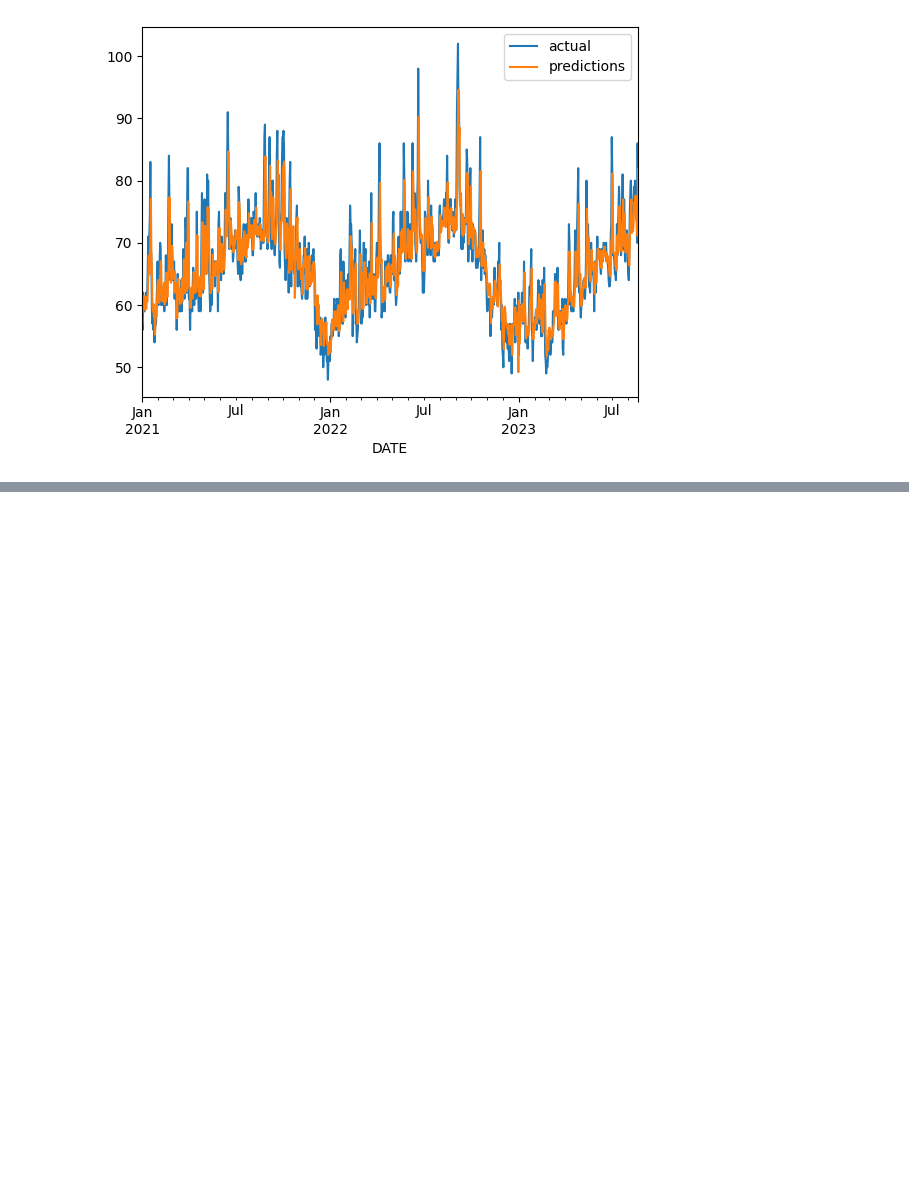
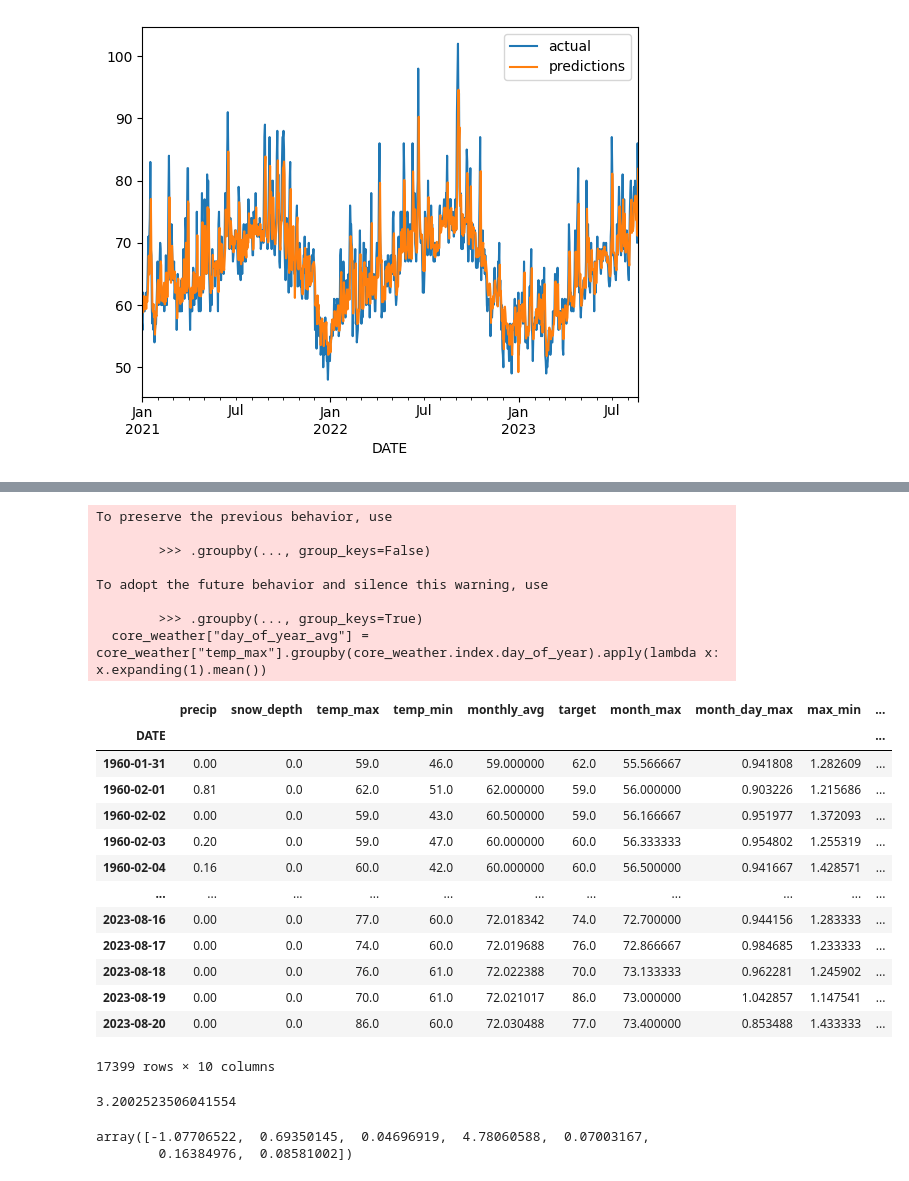
Before and after one commit to VipulDhir/Weather_Prediction, a Jupyter notebook: weather.ipynb, the cells around one changed output, grey strips where cells are left out. Saved outputs shown, nothing was run; the diff lists cells and outputs as text; code cells hidden in the pictures; blank space fills up the shorter version.

```diff
--- a/weather.ipynb
+++ b/weather.ipynb
@@ -462,0 +487,28 @@ core_weather["monthly_avg"] = core_weather["temp_max"].groupby(core_weather.inde
+# %%
+# getting avg temperature for that day in the year
+# for eg if it is 30 th day in the year it will give avg temperature for all previous 30th days of the year
+core_weather["day_of_year_avg"] = core_weather["temp_max"].groupby(core_weather.index.day_of_year).apply(lambda x: x.expanding(1).mean())
+core_weather
+# %% [output]
+To preserve the previous behavior, use
+
+        >>> .groupby(..., group_keys=False)
+
+To adopt the future behavior and silence this warning, use
+
+        >>> .groupby(..., group_keys=True)
+  core_weather["day_of_year_avg"] = core_weather["temp_max"].groupby(core_weather.index.day_of_year).apply(lambda x: x.expanding(1).mean())
+|  | precip | snow_depth | temp_max | temp_min | monthly_avg | target | month_max | month_day_max | max_min | ... |
+| DATE |  |  |  |  |  |  |  |  |  | ... |
+| 1960-01-31 | 0.00 | 0.0 | 59.0 | 46.0 | 59.000000 | 62.0 | 55.566667 | 0.941808 | 1.282609 | ... |
+| 1960-02-01 | 0.81 | 0.0 | 62.0 | 51.0 | 62.000000 | 59.0 | 56.000000 | 0.903226 | 1.215686 | ... |
+| 1960-02-02 | 0.00 | 0.0 | 59.0 | 43.0 | 60.500000 | 59.0 | 56.166667 | 0.951977 | 1.372093 | ... |
+| 1960-02-03 | 0.20 | 0.0 | 59.0 | 47.0 | 60.000000 | 60.0 | 56.333333 | 0.954802 | 1.255319 | ... |
+| 1960-02-04 | 0.16 | 0.0 | 60.0 | 42.0 | 60.000000 | 60.0 | 56.500000 | 0.941667 | 1.428571 | ... |
+| ... | ... | ... | ... | ... | ... | ... | ... | ... | ... | ... |
+| 2023-08-16 | 0.00 | 0.0 | 77.0 | 60.0 | 72.018342 | 74.0 | 72.700000 | 0.944156 | 1.283333 | ... |
+| 2023-08-17 | 0.00 | 0.0 | 74.0 | 60.0 | 72.019688 | 76.0 | 72.866667 | 0.984685 | 1.233333 | ... |
+| 2023-08-18 | 0.00 | 0.0 | 76.0 | 61.0 | 72.022388 | 70.0 | 73.133333 | 0.962281 | 1.245902 | ... |
+| 2023-08-19 | 0.00 | 0.0 | 70.0 | 61.0 | 72.021017 | 86.0 | 73.000000 | 1.042857 | 1.147541 | ... |
+| 2023-08-20 | 0.00 | 0.0 | 86.0 | 60.0 | 72.030488 | 77.0 | 73.400000 | 0.853488 | 1.433333 | ... |
+17399 rows × 10 columns
@@ -462,0 +517,10 @@ core_weather["monthly_avg"] = core_weather["temp_max"].groupby(core_weather.inde
+# %%
+error, combined = create_predictions(predictors, core_weather, reg)
+error
+# %% [output]
+3.2002523506041554
+# %%
+reg.coef_
+# %% [output]
+array([-1.07706522,  0.69350145,  0.04696919,  4.78060588,  0.07003167,
+        0.16384976,  0.08581002])
```
Also changed, not shown: parts of 16 cells of this notebook.
